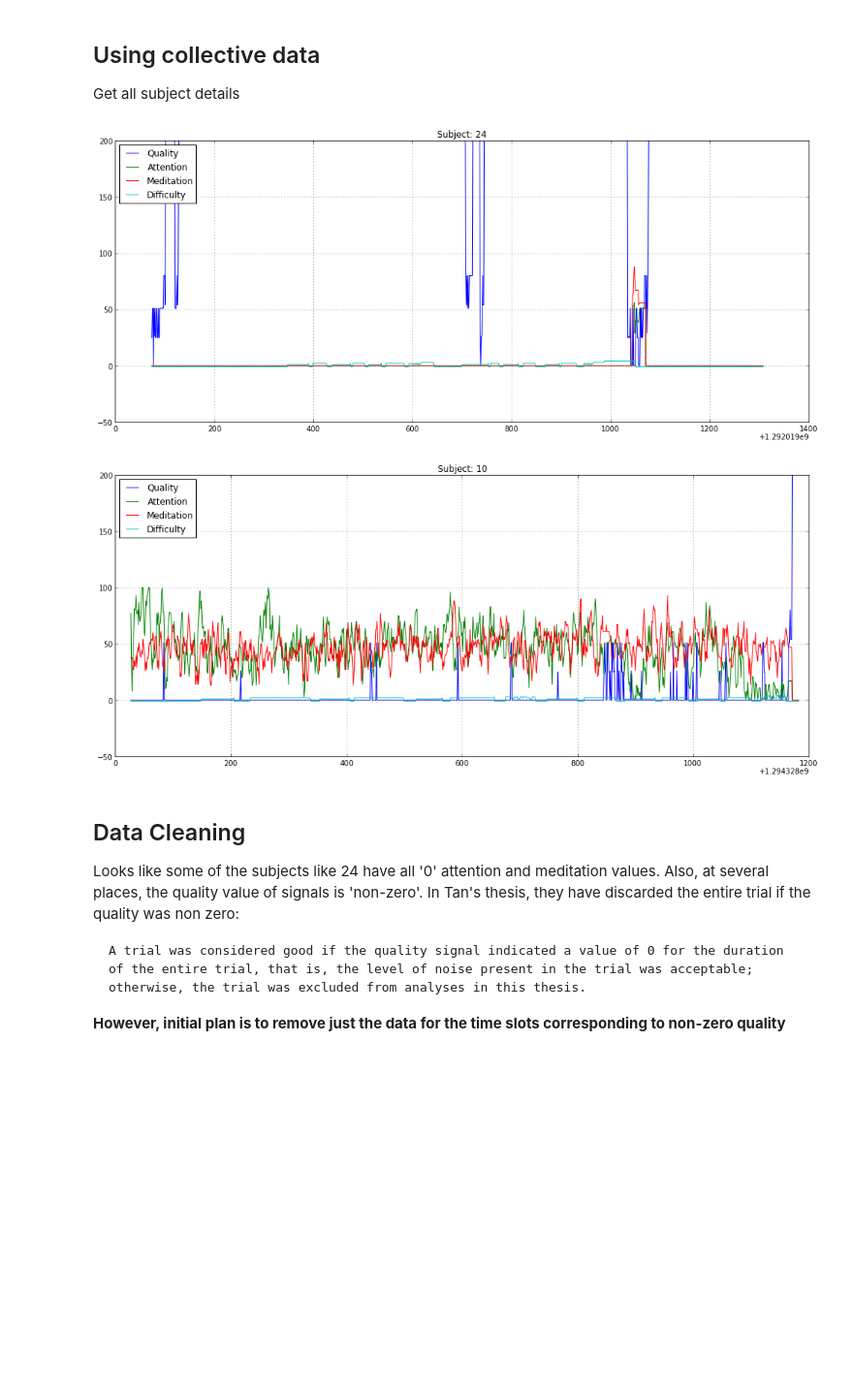
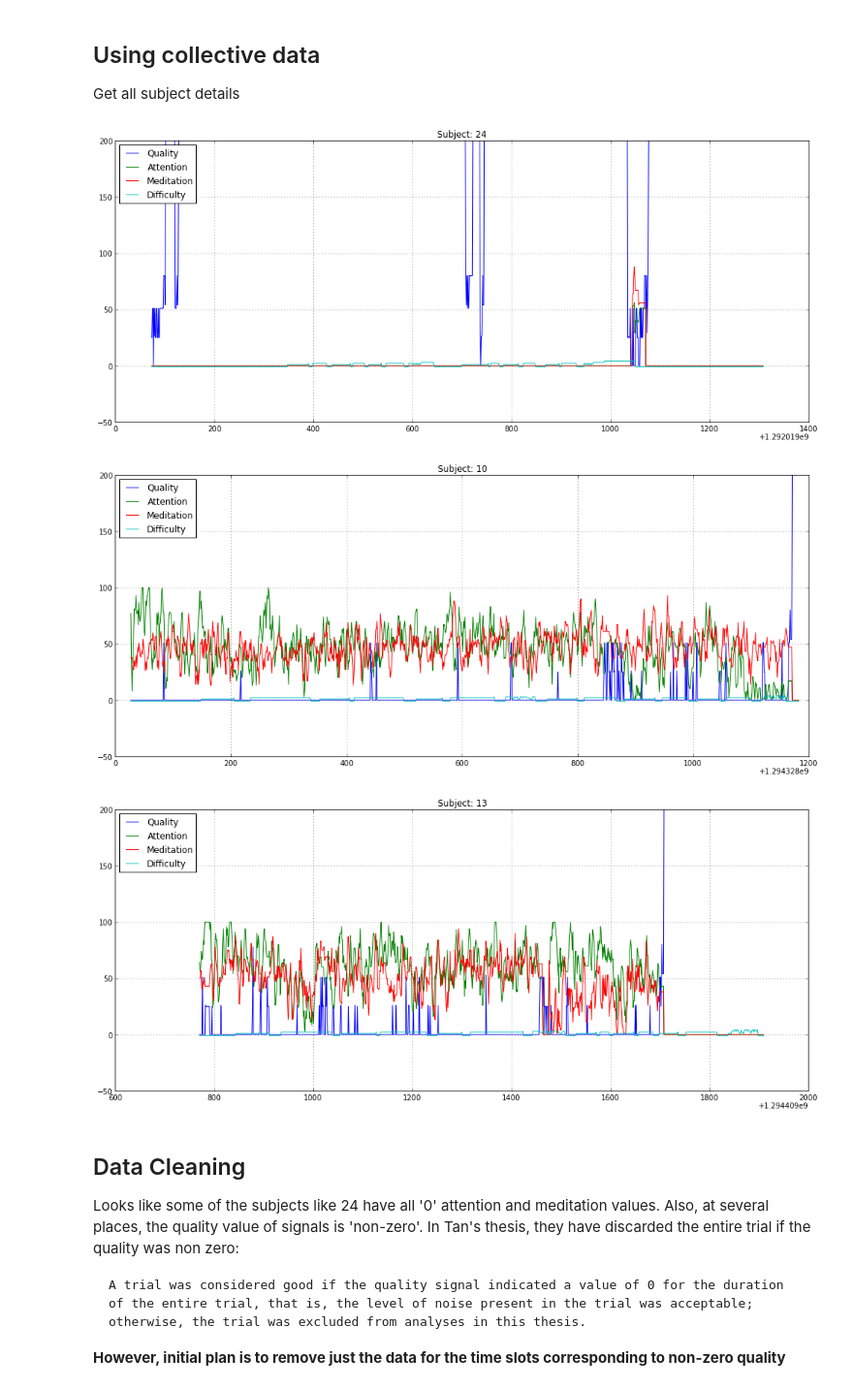
Before and after one commit to sagarjauhari/BCIpy, a Jupyter notebook: eeg_feature_extraction.ipynb, the cells around one changed output. Shown at 97% size. Cells and saved outputs as stored; diff of their text form; code cells hidden in the pictures; blank space fills up the shorter version.

Commit message:
Added plots for cleaned data - 1

```diff
--- a/eeg_feature_extraction.ipynb
+++ b/eeg_feature_extraction.ipynb
@@ -125,44 +125,44 @@ def get_subject_list():
 
 subj_list = get_subject_list()
 # %%
-def plot_subject(subj_id):
-    t1 = subj_list[subj_id]
-    f1 = t1+"."+subj_id+".labelled.csv"
+def plot_subject(s_comb, title=None):
+    fig, ax = plt.subplots()
+    x_ax = [int(i[0].split('.')[0]) for i in s_comb]
 
+    sig_q = [int(i[1]) for i in s_comb]
+    atten = [int(i[2]) for i in s_comb]
+    medit = [int(i[3]) for i in s_comb]
+    diffi = [int(i[4]) for i in s_comb]
+    taskid= [int(i[5]) for i in s_comb]
+    taskid_set = list(set(taskid))
+    taskid_norm = [taskid_set.index(i) for i in taskid]
+
+    ax.plot(x_ax,sig_q, label='Quality')
+    ax.plot(x_ax, atten, label='Attention')
+    ax.plot(x_ax, medit, label='Meditation')
+    ax.plot(x_ax, diffi, label='Difficulty')
+    #ax.plot(x_ax, taskid_norm, label='taskid')
+
+    ax.grid(True)
+    fig.tight_layout()
+    plt.legend(loc='upper left')
+    plt.title(title)
+    plt.show()
+    return
+
+for i in range(3):
+    s1 = subj_list.keys()[i]
+    t1 = subj_list[s1]
+    f1 = t1+"."+s1+".labelled.csv"
     with open(join(SAVE_URL,f1), 'rb') as fi:
         fr = csv.reader(fi,delimiter="\t")
         next(fr) #header
         s_comb = list(fr)
-
-        fig, ax = plt.subplots()
-        x_ax = [int(i[0].split('.')[0]) for i in s_comb]
-
-        sig_q = [int(i[1]) for i in s_comb]
-        atten = [int(i[2]) for i in s_comb]
-        medit = [int(i[3]) for i in s_comb]
-        diffi = [int(i[4]) for i in s_comb]
-        taskid= [int(i[5]) for i in s_comb]
-        taskid_set = list(set(taskid))
-        taskid_norm = [taskid_set.index(i) for i in taskid]
-
-        ax.plot(x_ax,sig_q, label='Quality')
-        ax.plot(x_ax, atten, label='Attention')
-        ax.plot(x_ax, medit, label='Meditation')
-        ax.plot(x_ax, diffi, label='Difficulty')
-        #ax.plot(x_ax, taskid_norm, label='taskid')
-
-        ax.grid(True)
-        fig.tight_layout()
-        plt.legend(loc='upper left')
-        plt.title("Subject: "+subj_id)
-        plt.show()
-    return
-
-plot_subject(subj_list.keys()[0])
-plot_subject(subj_list.keys()[1])
+        plot_subject(s_comb, "Subject: "+s1)
 # %% [output]
 [figure]
 [figure]
+[figure, added]
 # %% [markdown]
 ## Data Cleaning
 Looks like some of the subjects like 24 have all '0' attention and meditation values. Also, at several places, the quality value of signals is 'non-zero'. In Tan's thesis, they have discarded the entire trial if the quality was non zero:
```
Also changed, not shown: parts of 1 cell of this notebook.
